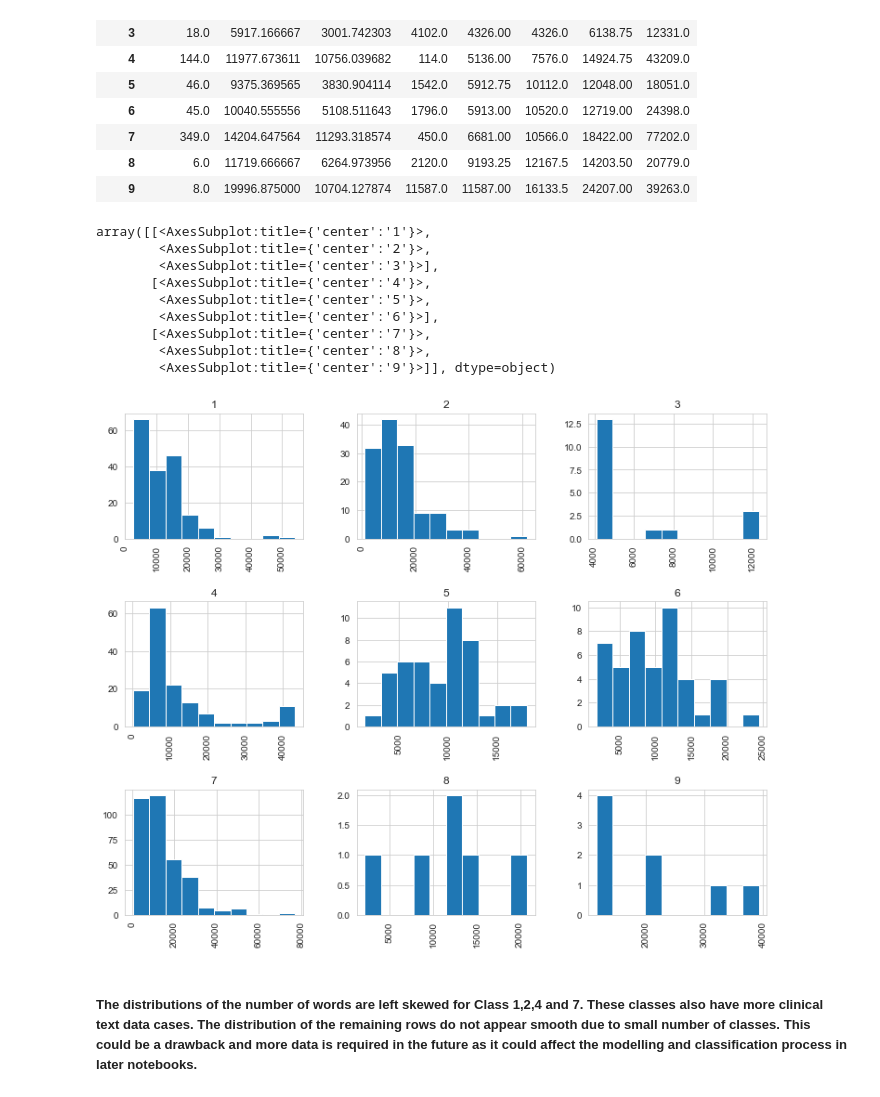
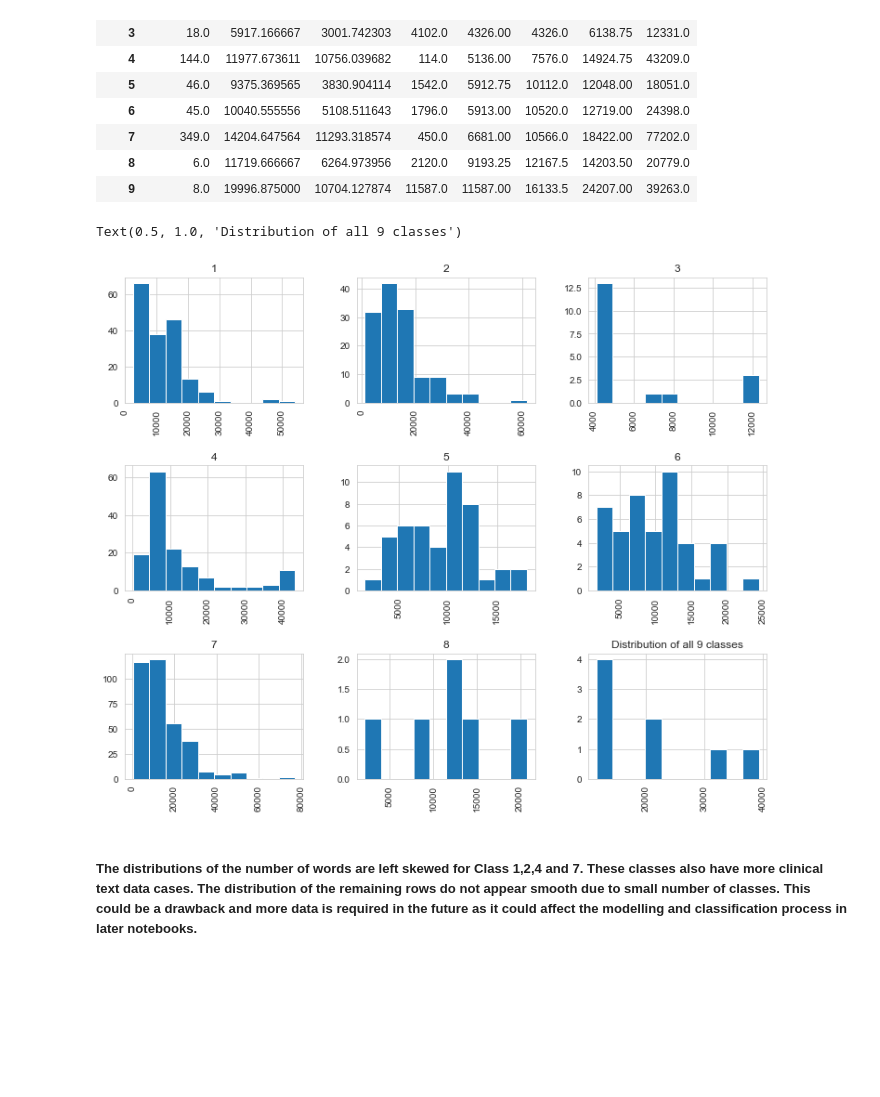
Before and after one commit to Treshapdesai/capstone_project, a Jupyter notebook: code/1. EDA.ipynb, the cells around one changed output. Cells and saved outputs as stored; diff of their text form; code cells hidden in the pictures; blank space fills up the shorter version.

```diff
--- a/code/1. EDA.ipynb
+++ b/code/1. EDA.ipynb
@@ -461,16 +469,9 @@ train_colorectal.groupby(['Class']).describe()
 | 9 | 8.0 | 19996.875000 | 10704.127874 | 11587.0 | 11587.00 | 16133.5 | 24207.00 | 39263.0 |
 # %%
 train_colorectal.hist(by='Class', column = 'text_count', figsize = [12,10])
+plt.title('Distribution of all 9 classes')
 # %% [output]
-array([[<AxesSubplot:title={'center':'1'}>,
-        <AxesSubplot:title={'center':'2'}>,
-        <AxesSubplot:title={'center':'3'}>],
-       [<AxesSubplot:title={'center':'4'}>,
-        <AxesSubplot:title={'center':'5'}>,
-        <AxesSubplot:title={'center':'6'}>],
-       [<AxesSubplot:title={'center':'7'}>,
-        <AxesSubplot:title={'center':'8'}>,
-        <AxesSubplot:title={'center':'9'}>]], dtype=object)
+Text(0.5, 1.0, 'Distribution of all 9 classes')
-[figure, old version]
+[figure, new version]
 # %% [markdown]
 ##### The distributions of the number of words are left skewed for Class 1,2,4 and 7. These classes also have more clinical text data cases. The distribution of the remaining rows do not appear smooth due to small number of classes. This could be a drawback and more data is required in the future as it could affect the modelling and classification process in later notebooks.
```
Also changed, not shown: parts of 10 cells of this notebook, 7 other files.
